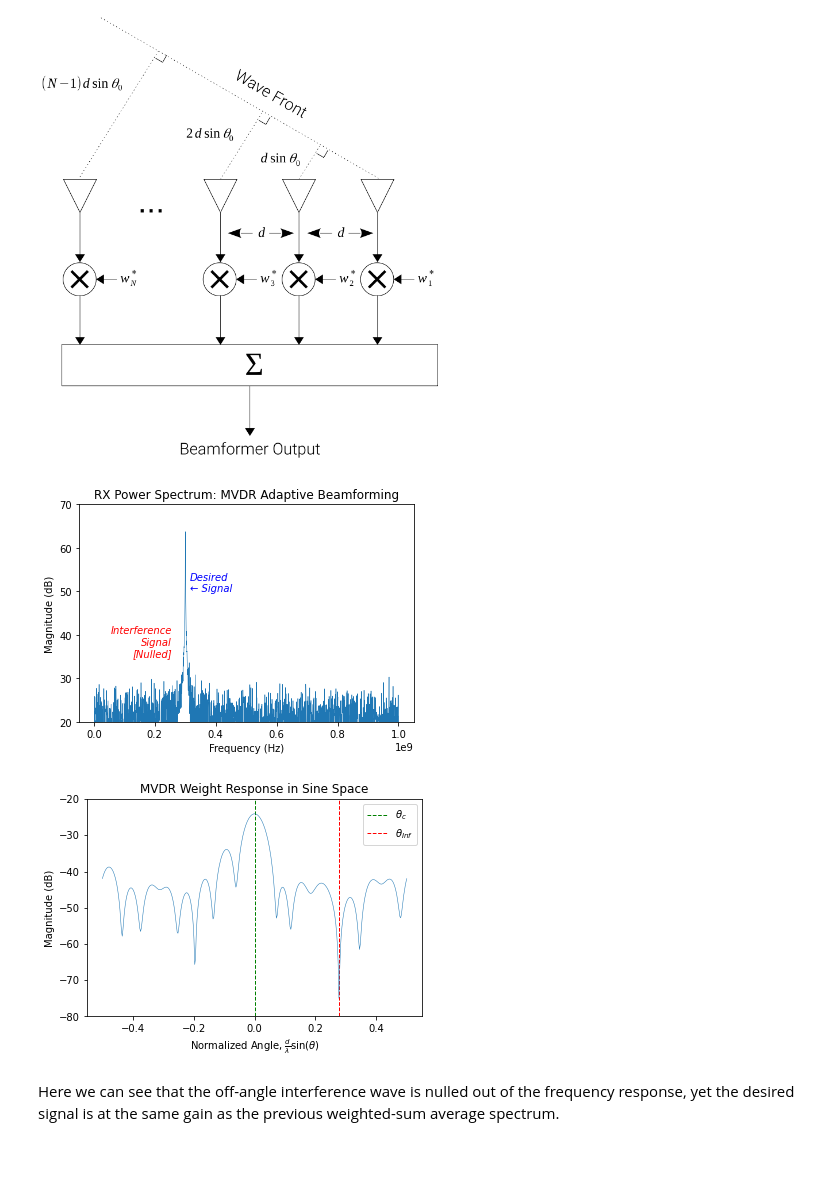
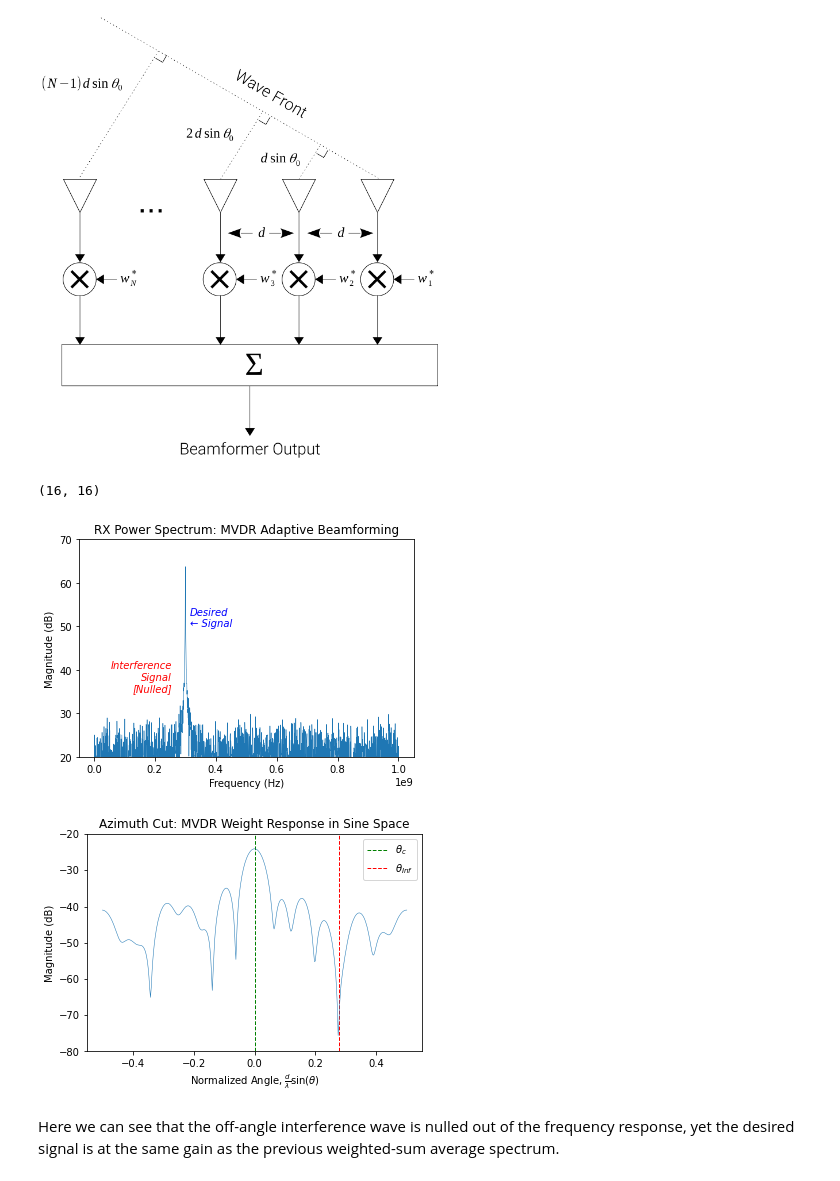
Before and after one commit to JohnnyGOX17/jhu-masters-thesis, a Jupyter notebook: src/notebooks/ML_ABF_beamformer_ULA.ipynb, the cells around one changed output. Saved outputs shown, nothing was run; the diff lists cells and outputs as text; code cells hidden in the pictures.

```diff
--- a/src/notebooks/ML_ABF_beamformer_ULA.ipynb
+++ b/src/notebooks/ML_ABF_beamformer_ULA.ipynb
@@ -180,12 +180,13 @@ Minimum Variance Distortionless Response (MVDR) minimizes the total array power
 $$ w = \frac{ \boldsymbol{S}^{-1} \boldsymbol{v_{0}} } { \boldsymbol{v_{0}}^{H} \boldsymbol{S}^{-1} \boldsymbol{v_{0}} } $$
 where $\boldsymbol{S}$ is the spatial sample covariance matrix, and $\boldsymbol{v_{0}}$ is the complex steering vector representing the phase shifts across the array to form the desired steering direction.
 # %%
-# Given N channels, with M samples per channel & M ≥ N
-#   input args: X = 2D input sample array(M samples x N elements), sv = steering vector(N x 1)
+# Given N channels, with M samples per channel, and M ≥ N
+#   input args: X = 2D input sample array(N samples x M elements), sv = steering vector(N x 1)
 #   returns tuple Y, w: Y = output beam row vector(1 x M), w = MVDR weight col vector(N x 1)
 def MVDR_beamform(X, sv):
     # form covariance matrix of input samples
-    Ecx = X.T @ X.conj()
+    Ecx = X @ X.T.conj()
+    print(Ecx.shape)
     # compute weight vector using steering vector and inverting matrix
     # solves for x in Ax=b, where A is the covariance sample matrix, and b is the steering vector
     wp, resid, rank, s = np.linalg.lstsq(Ecx, sv, rcond=None)
@@ -196,7 +197,7 @@ def MVDR_beamform(X, sv):
     Y = np.zeros(M) + 1j*np.zeros(M)
     for i in range(N):
         for j in range(M):
-            Y[j] += X[j,i] * np.conjugate(w[i])
+            Y[j] += X[i,j] * np.conjugate(w[i])
     return Y, w
 # %% [markdown]
 ### Adaptive Beamforming Application
@@ -208,36 +209,37 @@ display(Image(filename='../../02_abf_background/ula_beamformer.png', width=400))
 [figure]
 # %%
 steer_vec = np.matrix(s).T
-Y_MVDR, w_MVDR = MVDR_beamform(np.matrix(rx_all).T, steer_vec)
+Y_MVDR, w_MVDR = MVDR_beamform(rx_all, steer_vec)
 
 MVDR_PSD = 20*np.log10(np.abs(np.fft.fft(Y_MVDR)))
 fig, ax = plt.subplots()
 ax.plot(freqBin, MVDR_PSD, linewidth=0.5)
 ax.set(xlabel='Frequency (Hz)',
        ylabel='Magnitude (dB)',
        title='RX Power Spectrum: MVDR Adaptive Beamforming')
 ax.text(fInf*.95, 35, 'Interference\nSignal\n[Nulled]', horizontalalignment='right', color='red', fontstyle='italic')
 ax.text(fc*1.05, 50, 'Desired\n← Signal', color='blue', fontstyle='italic')
 ax.set_ylim([20, 70])
 plt.show()
 
 sin_mvdr = w_MVDR.H * wq
 sin_mvdr = sin_mvdr.T
 fig, ax = plt.subplots()
 ax.plot(u*spacing, 20*np.log10(np.abs(sin_mvdr)), linewidth=0.5)
 ax.set(xlabel=r'Normalized Angle, $\frac{d}{\lambda} \sin(\theta)$',
        ylabel='Magnitude (dB)',
-       title='MVDR Weight Response in Sine Space')
+       title='Azimuth Cut: MVDR Weight Response in Sine Space')
 ax.set_ylim([-80, -20]) # set sensible magnitude limits since edges near 0 gain
 # NOTE: since interference tone is at different frequency than desired tone,
 #       the normalized sine space plot scales the incidence angles by its wavelength
 ax.vlines(np.sin(np.deg2rad(theta))*spacing/wavelength, -80, -20, colors='green', linestyles='dashed', label=r'$\theta_{c}$', linewidth=1)
 ax.vlines(np.sin(np.deg2rad(thetaInf))*spacing/wavelengthInf, -80, -20, colors='red', linestyles='dashed', label=r'$\theta_{Inf}$', linewidth=1)
 ax.legend()
 plt.show()
 # %% [output]
+(16, 16)
-[figure, old version]
+[figure, new version]
-[figure, old version]
+[figure, new version]
 # %% [markdown]
 Here we can see that the off-angle interference wave is nulled out of the frequency response, yet the desired signal is at the same gain as the previous weighted-sum average spectrum.
 # %% [markdown]
```
Also changed, not shown: parts of 4 cells of this notebook.
